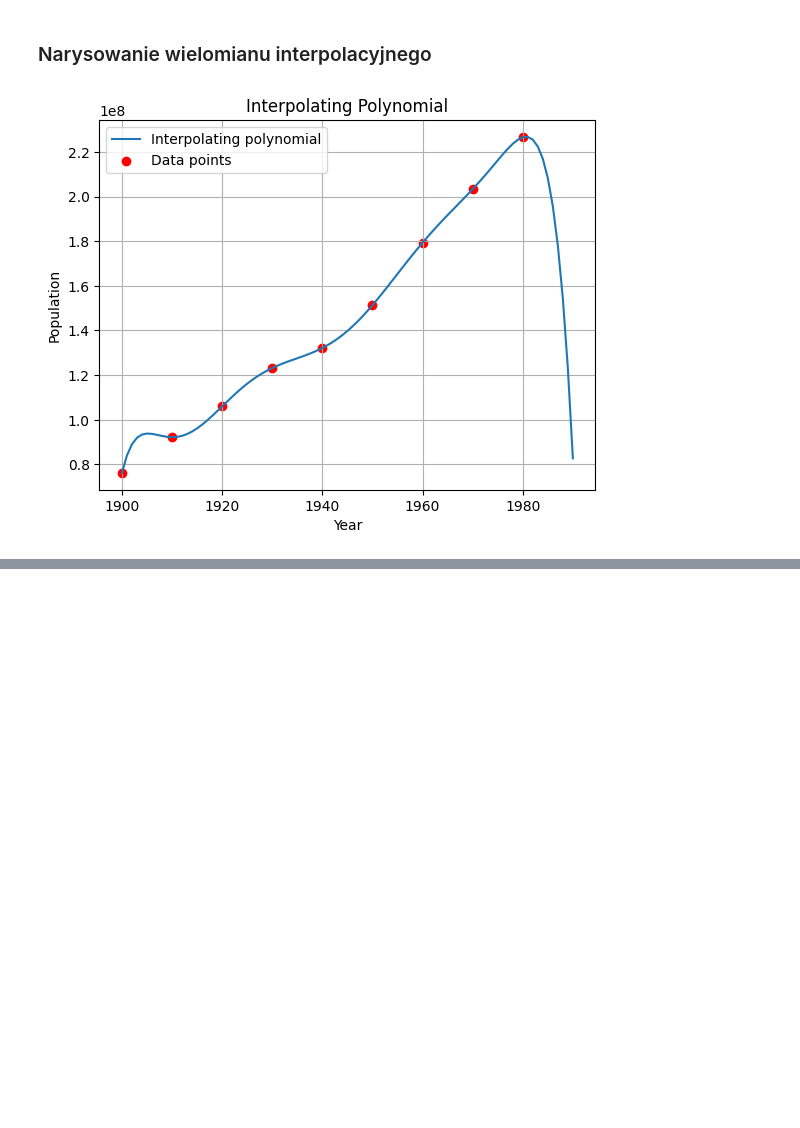
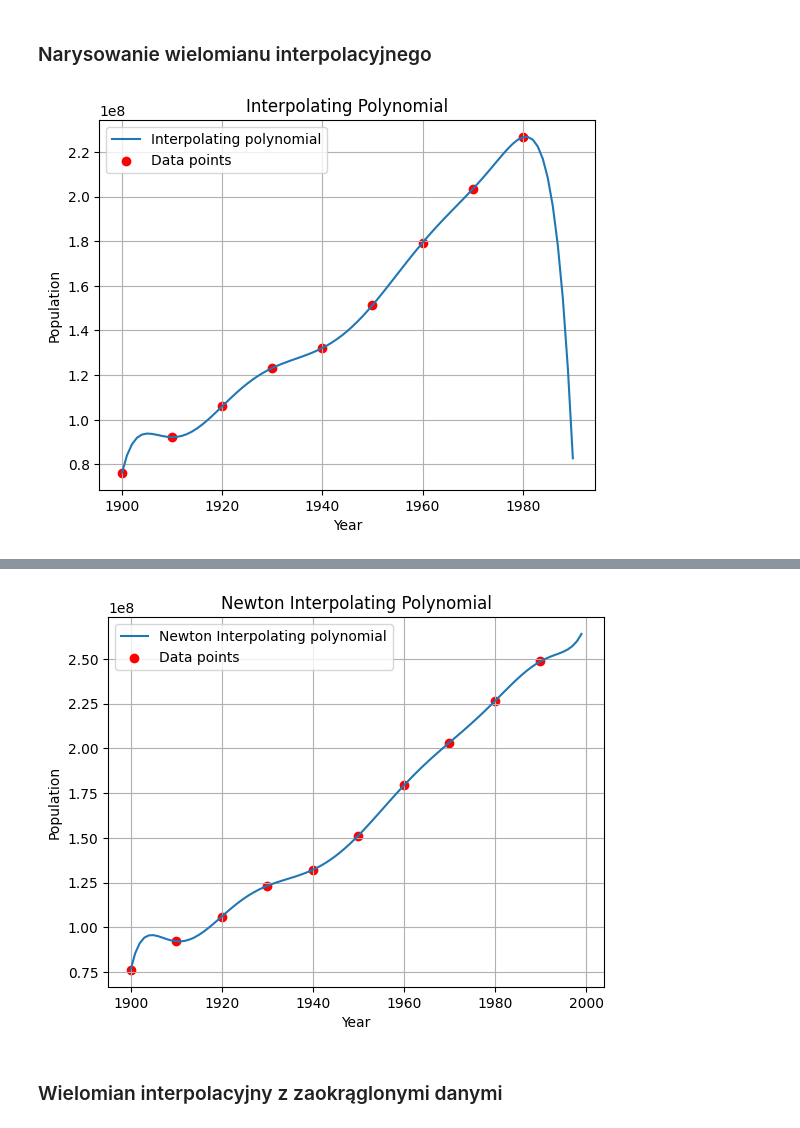
Before and after one commit to arturgesiarz/CalculationTechMethods-Course, a Jupyter notebook: lab03/ex1.ipynb, the cells around one changed output, grey strips where cells are left out. Saved outputs shown, nothing was run; the diff lists cells and outputs as text; code cells hidden in the pictures; blank space fills up the shorter version.

```diff
--- a/lab03/ex1.ipynb
+++ b/lab03/ex1.ipynb
@@ -86,0 +213,25 @@ plt.show()
+# %%
+population_US_years_added = list(population_US.keys())
+population_US_years_added.append(1990)
+
+population_US_population_added = list(population_US.values())
+population_US_population_added.append(true_population_1990)
+
+x = np.array(population_US_years_added)
+y = np.array(population_US_population_added)
+
+x_interp = np.arange(1900, 2000)
+y_interp = newton_interpolation(x, y, x_interp)
+
+plt.plot(x_interp, y_interp, label='Newton Interpolating polynomial')
+plt.scatter(x, y, color='red', label='Data points')
+plt.title('Newton Interpolating Polynomial')
+plt.xlabel('Year')
+plt.ylabel('Population')
+plt.legend()
+plt.grid(True)
+plt.show()
+# %% [output]
+[figure, added]
+# %% [markdown]
+### Wielomian interpolacyjny z zaokrąglonymi danymi
```
Also changed, not shown: parts of 17 cells of this notebook.
